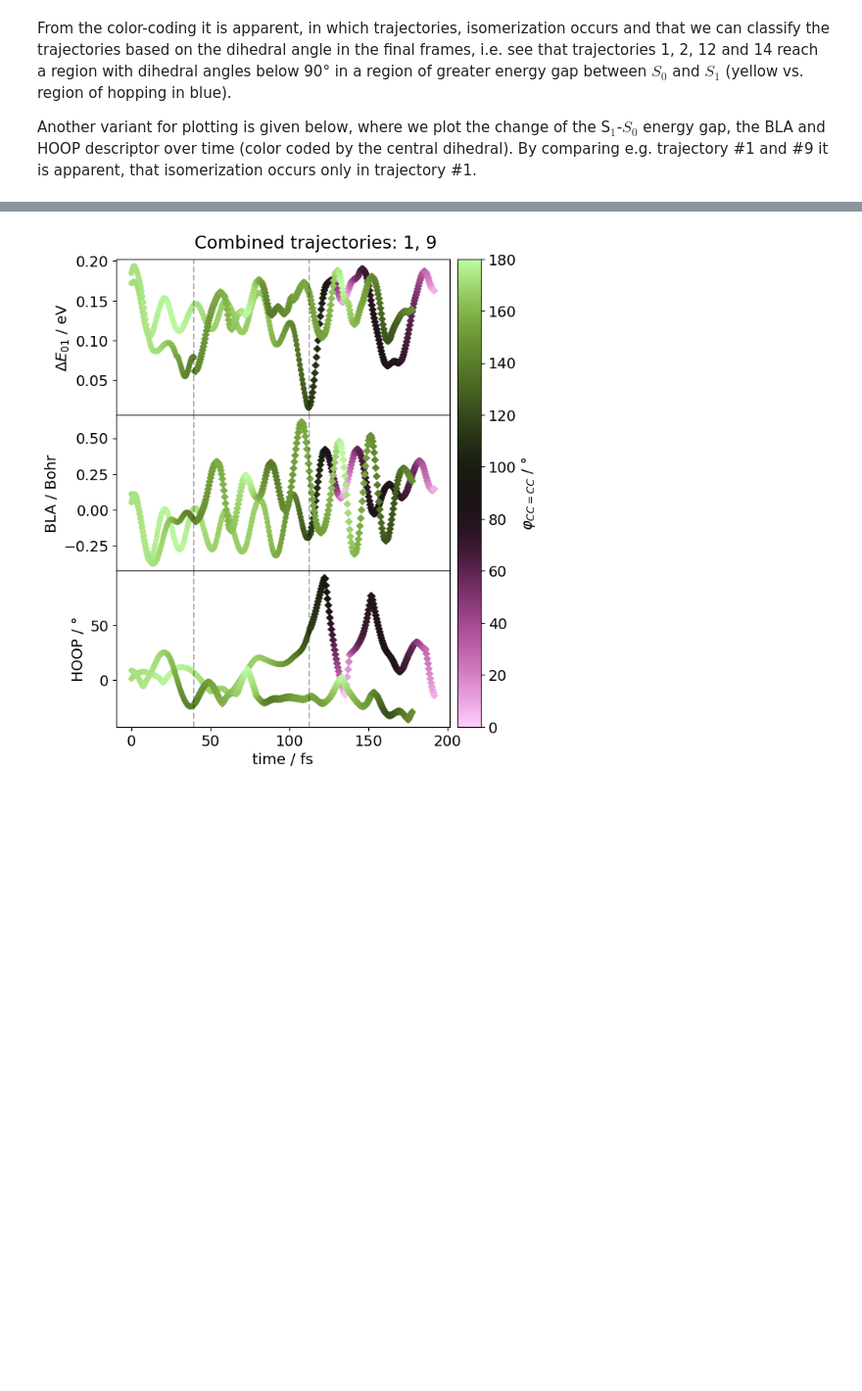
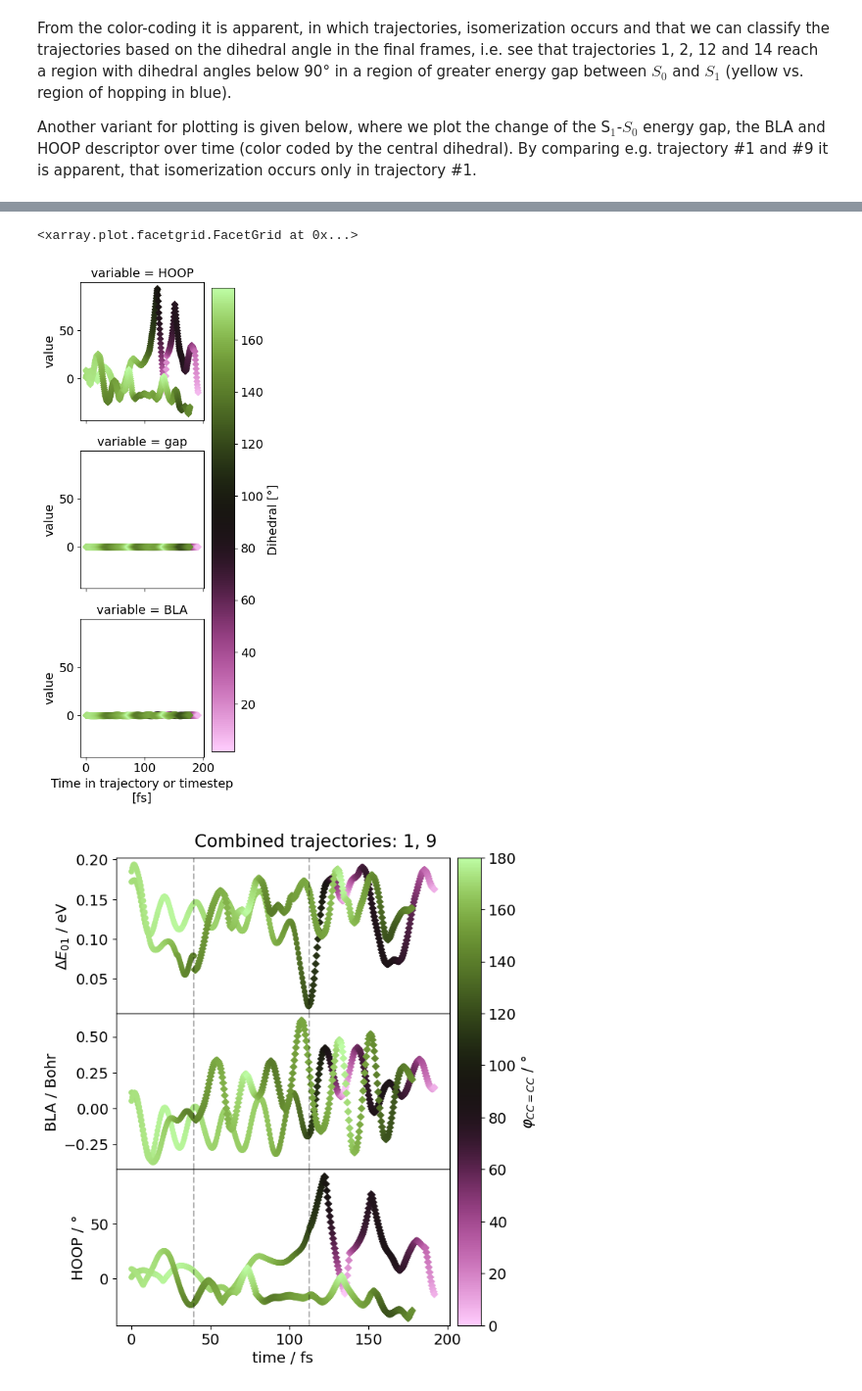
Before and after one commit to SHNITSEL/shnitsel-tools, a Jupyter notebook: tutorials/2_4_geo_retinal.ipynb, the cells around one changed output, grey strips where cells are left out. Shown at 98% size. Saved outputs shown, nothing was run; the diff lists cells and outputs as text; code cells hidden in the pictures; blank space fills up the shorter version.

```diff
--- a/tutorials/2_4_geo_retinal.ipynb
+++ b/tutorials/2_4_geo_retinal.ipynb
@@ -362,0 +369,5 @@ By comparing e.g. trajectory #1 and #9 it is apparent, that isomerization occurs
+# %%
+ds2b = ds2[['HOOP', 'gap', 'BLA']].to_dataarray()
+ds2b['dihedral'] = ds2['dihedral']
+ds2b.name = 'value'
+ds2b
@@ -363,3 +392,8 @@ By comparing e.g. trajectory #1 and #9 it is apparent, that isomerization occurs
+# %%
+ds2b.plot.scatter(x='time', y='value', row='variable', hue='dihedral', cmap='vanimo', marker='D', s=25, ec='face', sharey=False)
+# %% [output]
+<xarray.plot.facetgrid.FacetGrid at 0x...>
+[figure, added]
 # %%
 pr.plot_stack(df_all, trajid_list=[1,9])
 # %% [output]
```
Also changed, not shown: parts of 3 cells of this notebook.
